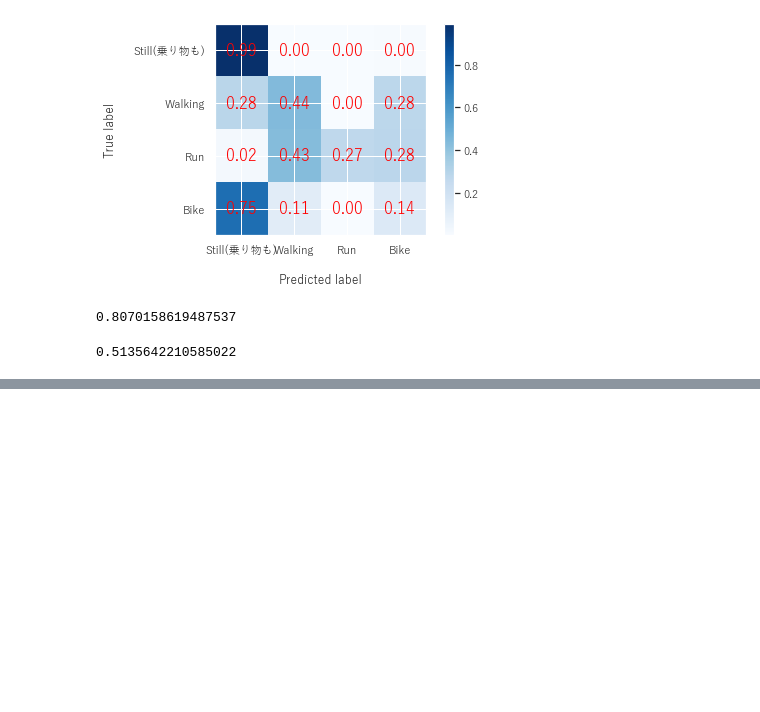
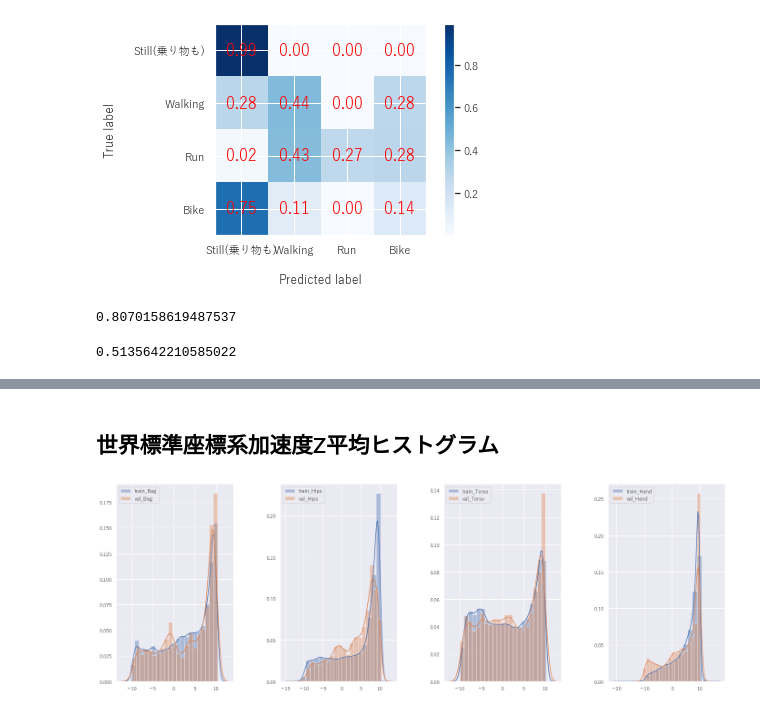
Before and after one commit to nekketsu2010/SHL2020, a Jupyter notebook: Notebook/大山研手法withXGBoost.ipynb, the cells around one changed output, grey strips where cells are left out. Cells and saved outputs as stored; diff of their text form; code cells hidden in the pictures; blank space fills up the shorter version.

```diff
--- a/Notebook/大山研手法withXGBoost.ipynb
+++ b/Notebook/大山研手法withXGBoost.ipynb
@@ -251,0 +267,6 @@ with open("xgboost_model.binaryfile", 'wb') as f:
+# %% [markdown]
+## 世界標準座標系加速度Z平均ヒストグラム
+# %%
+hist_plot(2)
+# %% [output]
+[figure, added]
```
Also changed, not shown: parts of 25 cells of this notebook, 2 other files.
